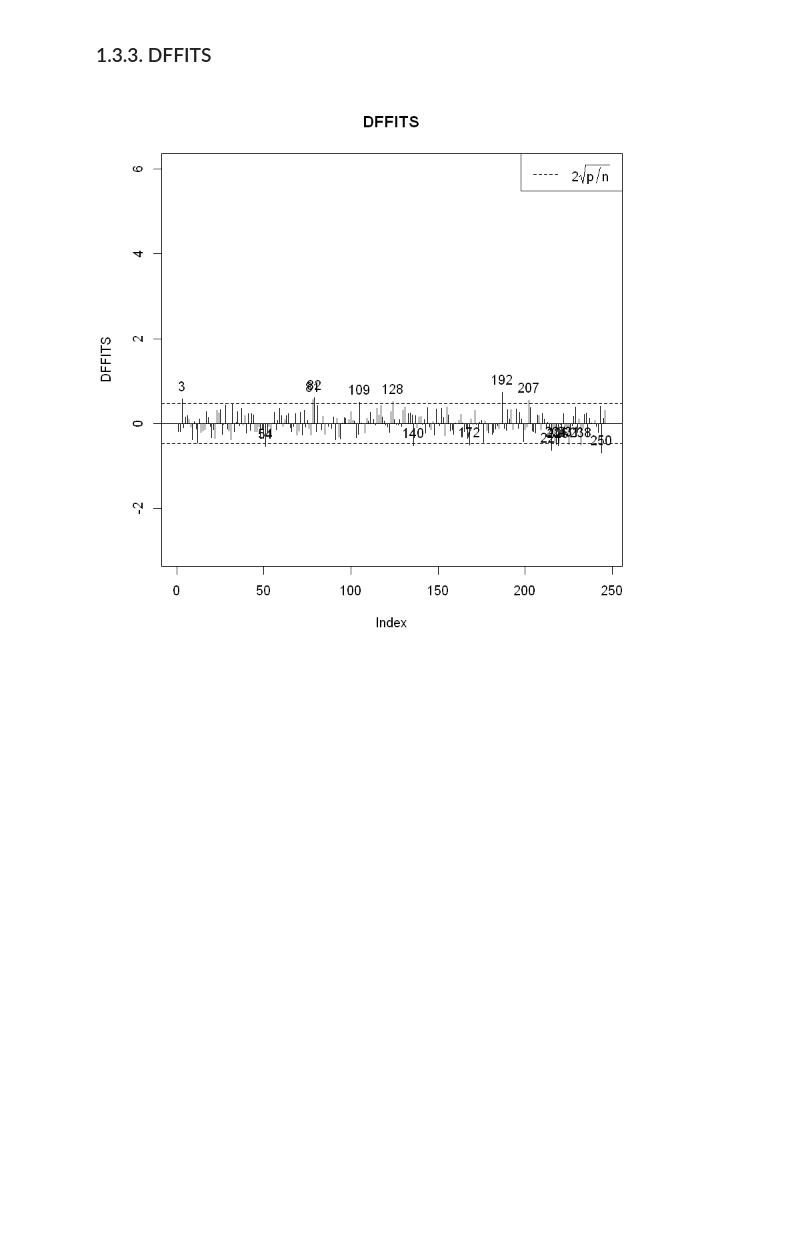
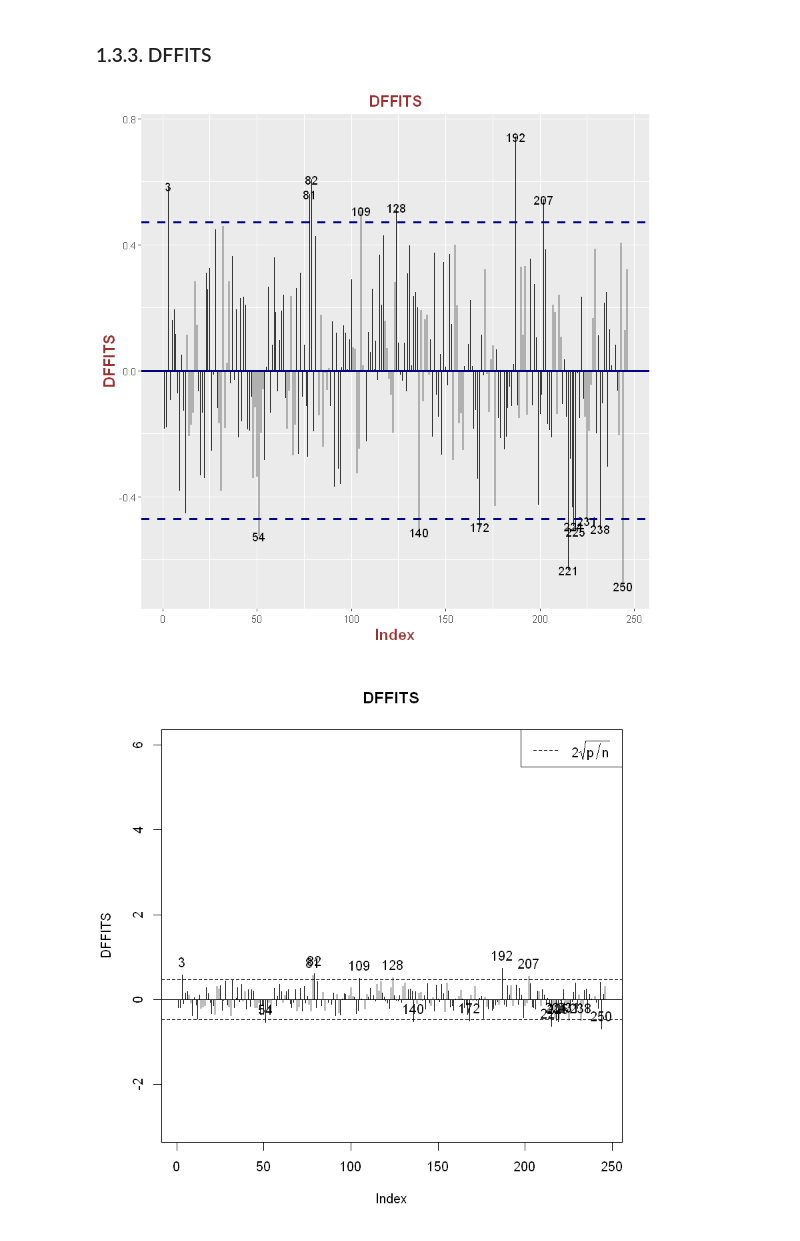
Before and after one commit to OliverXUZY/STAT628, a Jupyter notebook: STAT 628 Module 2.ipynb, the cells around one changed output. Saved outputs shown, nothing was run; the diff lists cells and outputs as text; code cells hidden in the pictures; blank space fills up the shorter version.

```diff
--- a/STAT 628 Module 2.ipynb
+++ b/STAT 628 Module 2.ipynb
@@ -178,6 +206,25 @@ legend("topright", legend = expression(2*p/n), lty = 2)
 #lm.dffits = dffits(lm.naive)
 #dffit_index = as.numeric(names(lm.dffits))
 #dffit_index
+# %%
+lm.dffits = dffits(lm.naive)
+df = data.frame(x = 1:length(index), y = lm.dffits)
+d0 = 2*sqrt(14/252) # Rule of thumb for judging influential points
+ggplot(df,aes(x=x,xend=x,y=0,yend=y,label = index)) + geom_segment() +
+       annotate("text", x = which(abs(lm.dffits)>d0), y=lm.dffits[abs(lm.dffits)>d0],  label= index[which(abs(lm.dffits)>d0)]) +
+       geom_hline(yintercept=c(-1*d0, 0, d0), linetype=c("dashed","solid","dashed"),
+                color = "navyblue", size=1) +
+       ggtitle("DFFITS") +         xlab("Index") + ylab("DFFITS") +
+                                   theme( plot.title = element_text(color="#993333", size=14, face="bold",hjust = 0.5),
+                                          axis.title.x = element_text(color="#993333", size=14, face="bold"),
+                                         axis.title.y = element_text(color="#993333", size=14, face="bold"),
+                                         ) +
+       scale_linetype_manual(name = expression(2*sqrt(p/n)), values = c(2,1,2),
+                      guide = guide_legend(override.aes = list(color = c("navyblue","navyblue","navyblue"))))
+
+#ggplot(df,aes(x=x,y=y,label = index)) + geom_point() + geom_text(hjust=0, vjust=0)
+# %% [output]
+[figure, added]
 # %%
 lm.dffits = dffits(lm.naive)
 plot(lm.dffits, type = "h", ylim = c(-3, 6), ylab = "DFFITS", main = "DFFITS")
```
Also changed, not shown: parts of 20 cells of this notebook.
